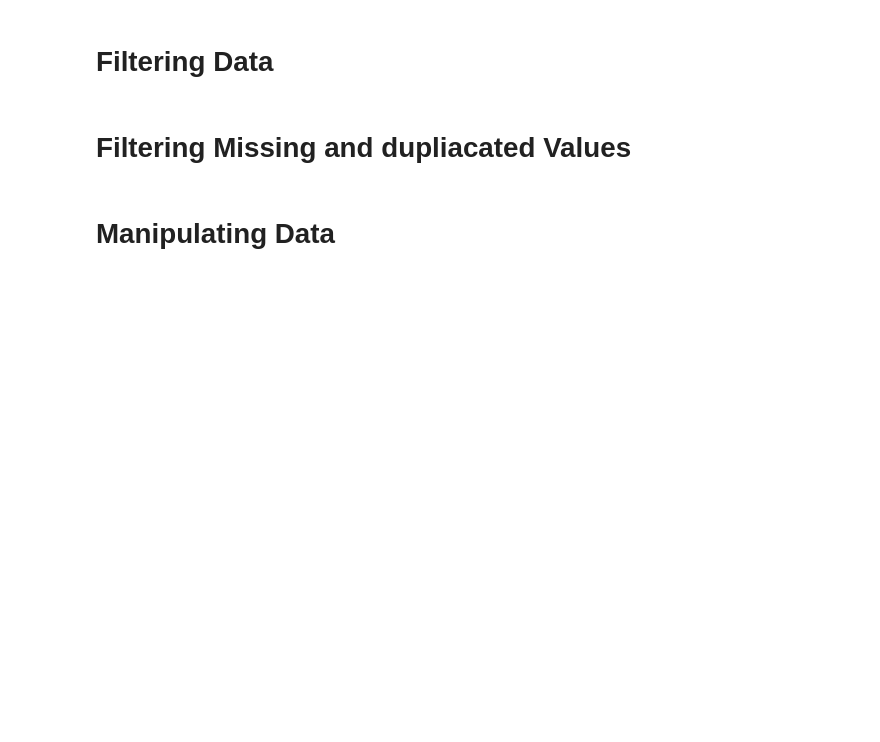
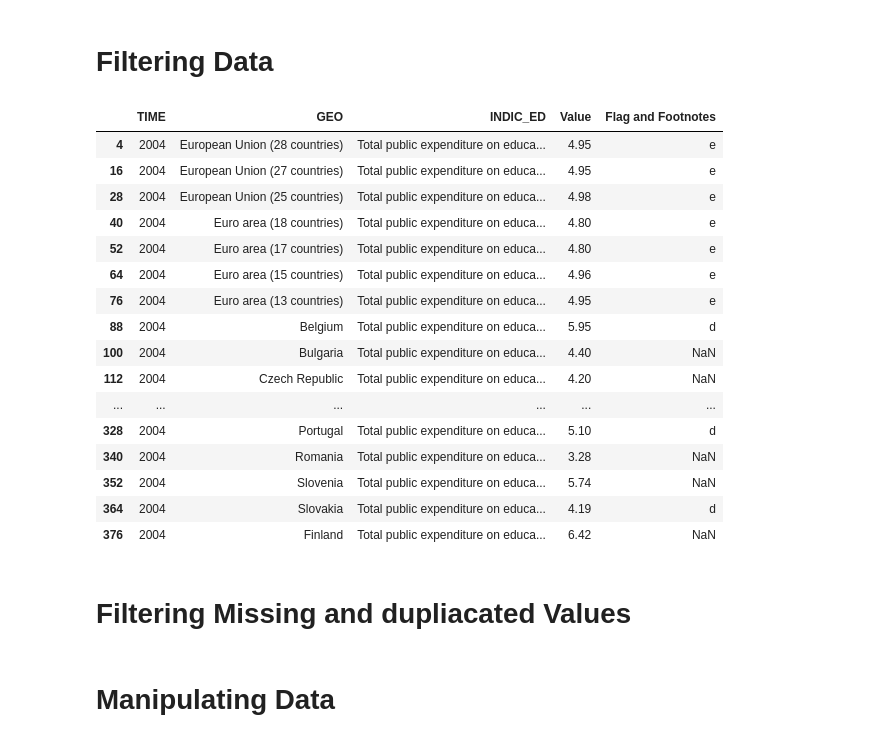
Before and after one commit to Tuwaiq-DS-ML-bootcamp-V-7/Day-8, a Jupyter notebook: 3-Pandas.ipynb, the cells around one changed output. Drawn from its saved outputs; the diff is of its cells as text; code cells hidden in the pictures; blank space fills up the shorter version.

```diff
--- a/3-Pandas.ipynb
+++ b/3-Pandas.ipynb
@@ -138,2 +399,2 @@ edu.columns
 # %%
-edu.columns =
+edu.columns
@@ -170,7 +546,25 @@ edu.sample(10,random_state=23) # random sample >> 23 seed for random number gene
 # %% [markdown]
 # Filtering Data
 # %%
-edu['Value'] > 6.5
+edu[edu['TIME'] == 2004]
+# %% [output]
+|  | TIME | GEO | INDIC_ED | Value | Flag and Footnotes |
+| 4 | 2004 | European Union (28 countries) | Total public expenditure on educa... | 4.95 | e |
+| 16 | 2004 | European Union (27 countries) | Total public expenditure on educa... | 4.95 | e |
+| 28 | 2004 | European Union (25 countries) | Total public expenditure on educa... | 4.98 | e |
+| 40 | 2004 | Euro area (18 countries) | Total public expenditure on educa... | 4.80 | e |
+| 52 | 2004 | Euro area (17 countries) | Total public expenditure on educa... | 4.80 | e |
+| 64 | 2004 | Euro area (15 countries) | Total public expenditure on educa... | 4.96 | e |
+| 76 | 2004 | Euro area (13 countries) | Total public expenditure on educa... | 4.95 | e |
+| 88 | 2004 | Belgium | Total public expenditure on educa... | 5.95 | d |
+| 100 | 2004 | Bulgaria | Total public expenditure on educa... | 4.40 | NaN |
+| 112 | 2004 | Czech Republic | Total public expenditure on educa... | 4.20 | NaN |
+| ... | ... | ... | ... | ... | ... |
+| 328 | 2004 | Portugal | Total public expenditure on educa... | 5.10 | d |
+| 340 | 2004 | Romania | Total public expenditure on educa... | 3.28 | NaN |
+| 352 | 2004 | Slovenia | Total public expenditure on educa... | 5.74 | NaN |
+| 364 | 2004 | Slovakia | Total public expenditure on educa... | 4.19 | d |
+| 376 | 2004 | Finland | Total public expenditure on educa... | 6.42 | NaN |
 # %%
 # Another way of selection
 # by applying Boolean indexing. This indexing is commonly known as a filter.
```
Also changed, not shown: parts of 55 cells of this notebook, 3 other files.
